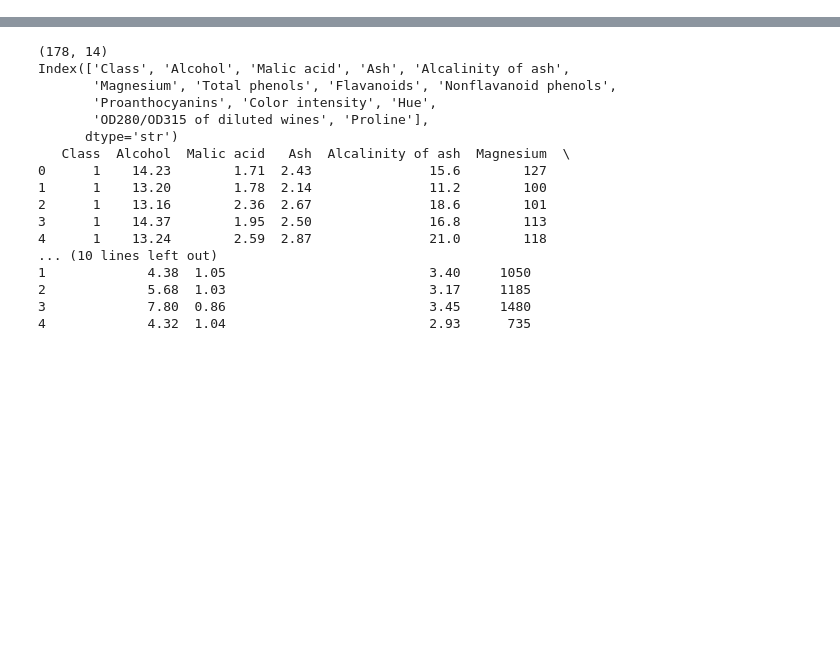
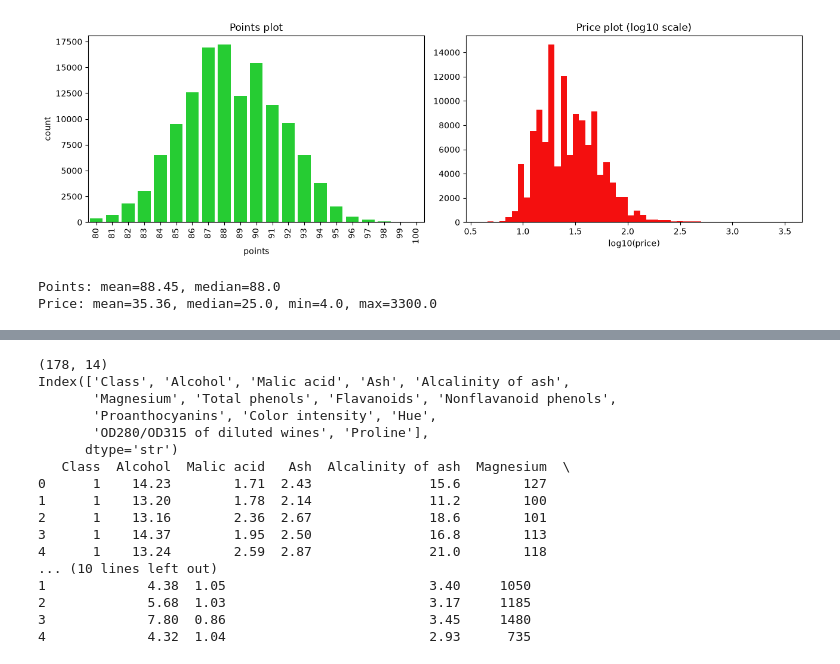
Before and after one commit to AUstundagx/Wine-Quality-Prediction, a Jupyter notebook: notebooks/data.ipynb, the cells around one changed output, grey strips where cells are left out. Cells and saved outputs as stored; diff of their text form; code cells hidden in the pictures; blank space fills up the shorter version.

```diff
--- a/notebooks/data.ipynb
+++ b/notebooks/data.ipynb
@@ -111,0 +134,19 @@ df["desc_chars","desc_word"].describe().T
+# %%
+fig, axes = plt.subplots(1, 2, figsize=(13, 4.2))
+
+sns.countplot(x="points", data=df, ax=axes[0], color="#0ae81c")
+axes[0].set_title("Points plot")
+axes[0].tick_params(axis="x", rotation=90)
+
+p = df["price"].dropna()
+axes[1].hist(np.log10(p), bins=50, color="#f40f0f")
+axes[1].set_title("Price plot (log10 scale)")
+axes[1].set_xlabel("log10(price)")
+plt.tight_layout(); plt.show()
+
+print(f"Points: mean={df.points.mean():.2f}, median={df.points.median()}")
+print(f"Price: mean={p.mean():.2f}, median={p.median()}, min={p.min()}, max={p.max()}")
+# %% [output]
+[figure, added]
+Points: mean=88.45, median=88.0
+Price: mean=35.36, median=25.0, min=4.0, max=3300.0
```
Also changed, not shown: parts of 12 cells of this notebook.
